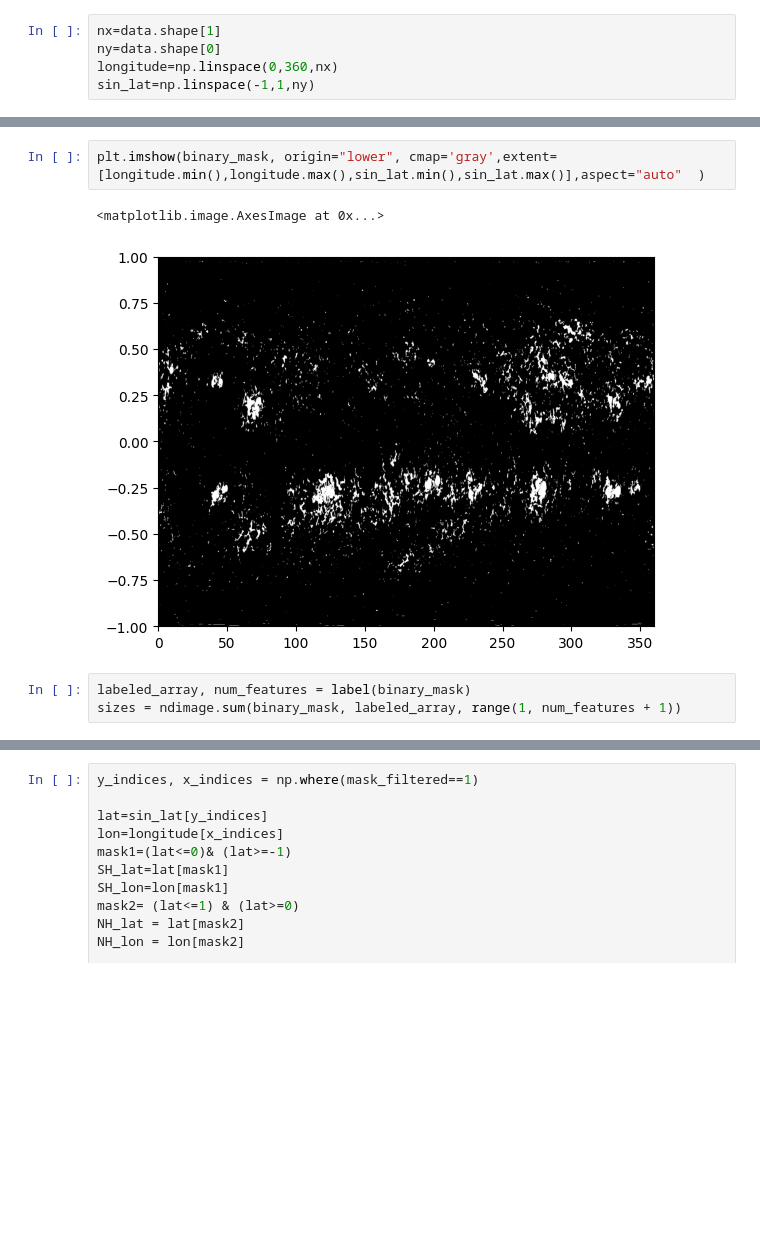
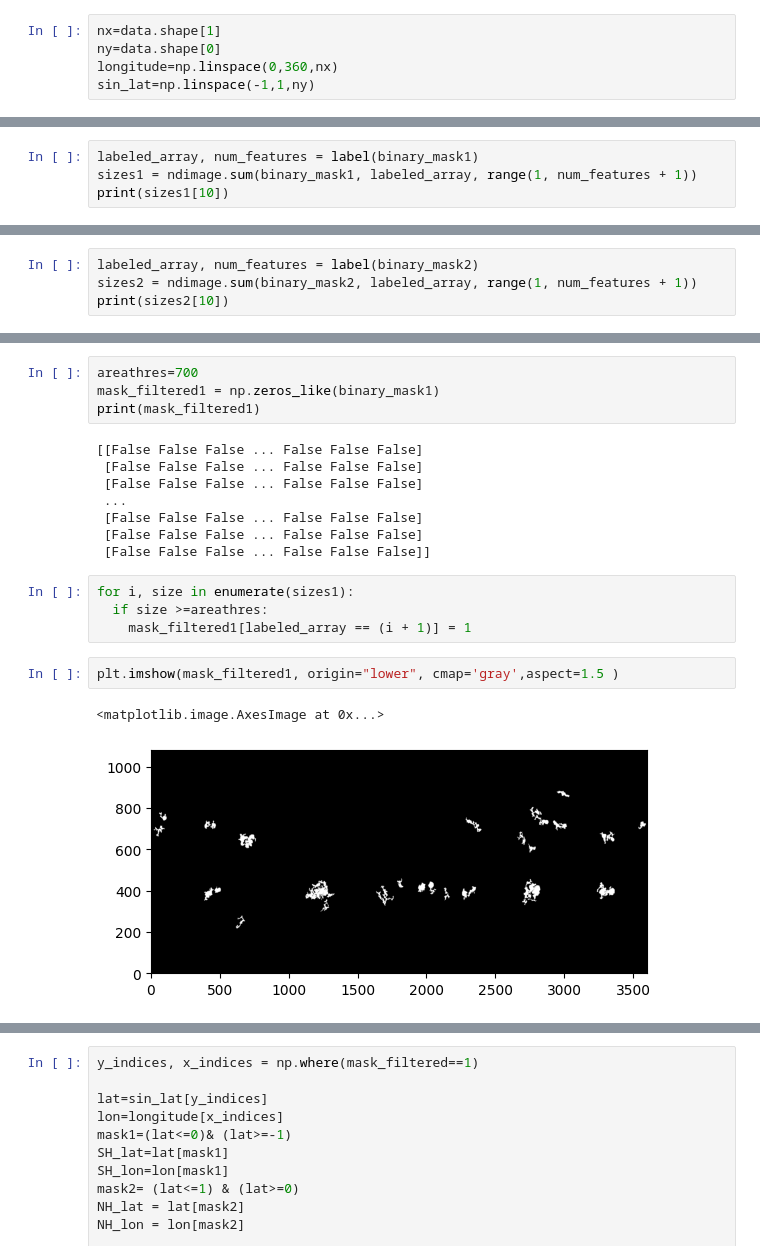
Before and after one commit to Samapti25/solar, a Jupyter notebook: carringtonmaps.ipynb, the cells around one changed output, grey strips where cells are left out. Drawn from its saved outputs; the diff is of its cells as text; blank space fills up the shorter version.

```diff
--- a/carringtonmaps.ipynb
+++ b/carringtonmaps.ipynb
@@ -154,0 +214,4 @@ binary_mask=np.abs(data)>threshold
+# %%
+labeled_array, num_features = label(binary_mask1)
+sizes1 = ndimage.sum(binary_mask1, labeled_array, range(1, num_features + 1))
+print(sizes1[10])
@@ -154,0 +220,4 @@ binary_mask=np.abs(data)>threshold
+# %%
+labeled_array, num_features = label(binary_mask2)
+sizes2 = ndimage.sum(binary_mask2, labeled_array, range(1, num_features + 1))
+print(sizes2[10])
@@ -155,9 +252,22 @@ binary_mask=np.abs(data)>threshold
+# %%
+areathres=700
+mask_filtered1 = np.zeros_like(binary_mask1)
+print(mask_filtered1)
+# %% [output]
+[[False False False ... False False False]
+ [False False False ... False False False]
+ [False False False ... False False False]
+ ...
+ [False False False ... False False False]
+ [False False False ... False False False]
+ [False False False ... False False False]]
+# %%
+for i, size in enumerate(sizes1):
+  if size >=areathres:
+    mask_filtered1[labeled_array == (i + 1)] = 1
 # %%
-plt.imshow(binary_mask, origin="lower", cmap='gray',extent=[longitude.min(),longitude.max(),sin_lat.min(),sin_lat.max()],aspect="auto"  )
+plt.imshow(mask_filtered1, origin="lower", cmap='gray',aspect=1.5 )
 # %% [output]
 <matplotlib.image.AxesImage at 0x...>
-[figure, old version]
+[figure, new version]
-# %%
-labeled_array, num_features = label(binary_mask)
-sizes = ndimage.sum(binary_mask, labeled_array, range(1, num_features + 1))
 # %%
```
Also changed, not shown: parts of 25 cells of this notebook.
